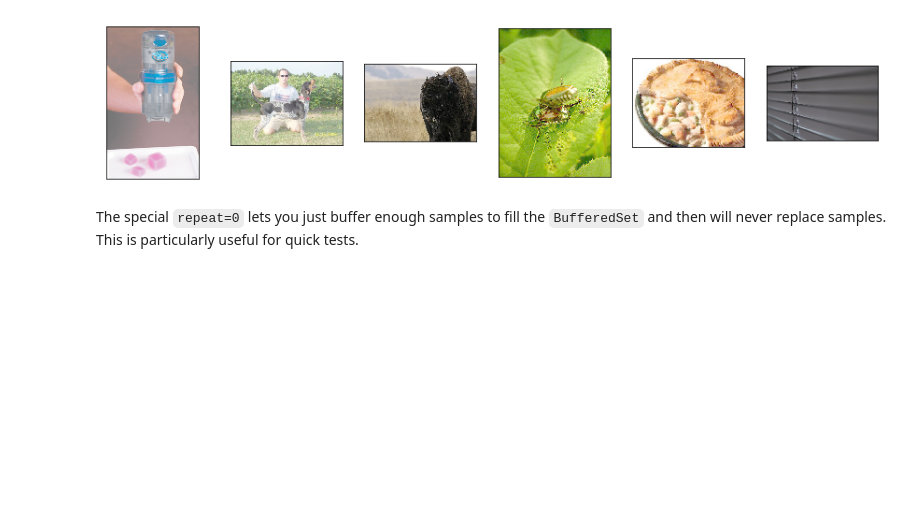
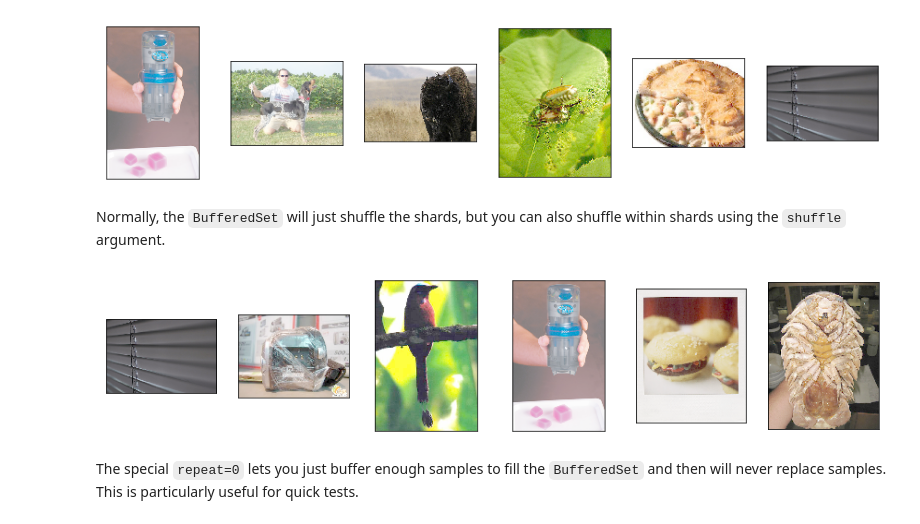
Before and after one commit to NVlabs/dlinputs, a Jupyter notebook: intro-to-dlinputs.ipynb, the cells around one changed output. Drawn from its saved outputs; the diff is of its cells as text; code cells hidden in the pictures; blank space fills up the shorter version.

```diff
--- a/intro-to-dlinputs.ipynb
+++ b/intro-to-dlinputs.ipynb
@@ -166,6 +166,17 @@ for i in range(6):
     xticks([]); yticks([]); imshow(image)
 # %% [output]
 [figure]
+# %% [markdown]
+Normally, the `BufferedSet` will just shuffle the shards, but you can also shuffle within shards using the `shuffle` argument.
+# %%
+ds = dataset.BufferedSet("testdata/imagenet-@000001.tgz", bufsize=4, fields=["png", "cls"], shuffle=1000)
+figsize(15,3)
+for i in range(6):
+    subplot(1,6,i+1)
+    image, cls = ds[0]
+    xticks([]); yticks([]); imshow(image)
+# %% [output]
+[figure, added]
 # %% [markdown]
 The special `repeat=0` lets you just buffer enough samples to fill the `BufferedSet` and then will never replace samples. This is particularly useful for quick tests.
 # %%
```
Also changed, not shown: parts of 1 cell of this notebook, 1 other file.
